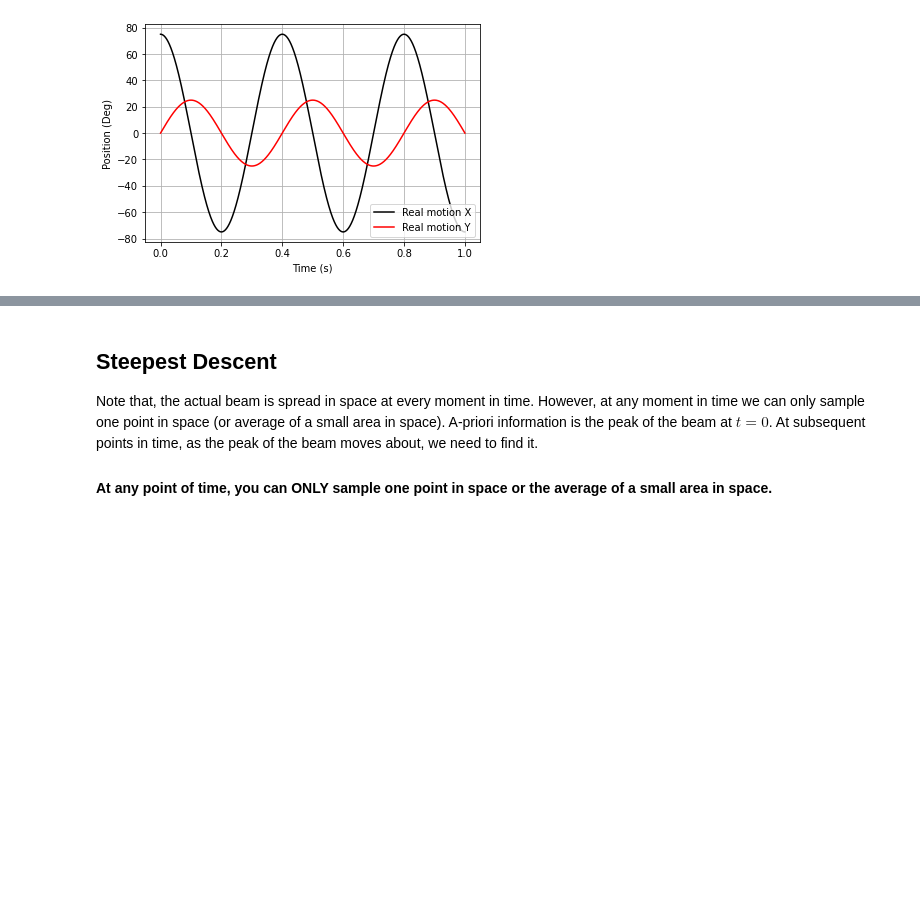
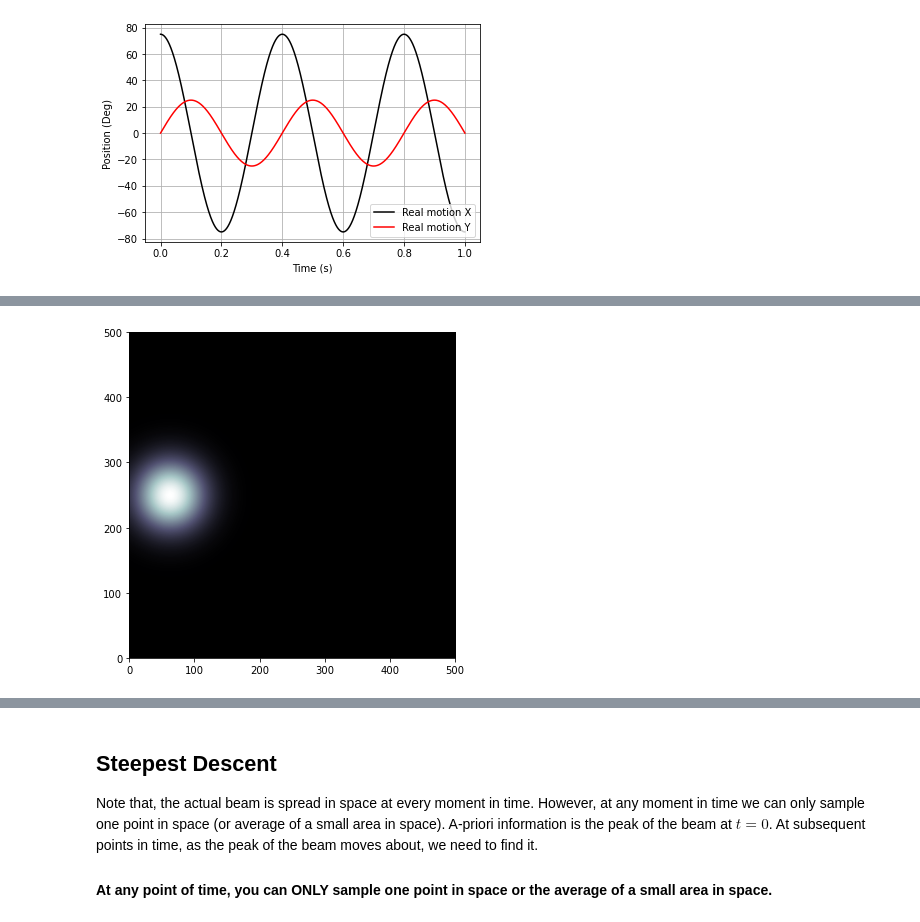
Before and after one commit to SPACE-HAUC/beamfollowing, a Jupyter notebook: steepest-descent-2d.ipynb, the cells around one changed output, grey strips where cells are left out. Drawn from its saved outputs; the diff is of its cells as text; code cells hidden in the pictures; blank space fills up the shorter version.

```diff
--- a/steepest-descent-2d.ipynb
+++ b/steepest-descent-2d.ipynb
@@ -53,0 +54,17 @@ plt.show()
+# %%
+# Animation of the beam
+from IPython.display import HTML
+from matplotlib import animation
+fskip = 1000
+fig = plt.figure(figsize = (10, 6))
+extent = [0, 5 * gridMax + 1, 0, 5 * gridMax + 1]
+im = plt.imshow(np.zeros((5 * gridMax + 1, 5 * gridMax + 1),dtype=float),vmin=0,vmax=1,animated=True,cmap='bone',extent=extent)
+
+def animate(i):
+    i *= fskip # every 1000th step (ms)
+    im.set_array(gauss2D(xyg, [xr[i], yr[i]], 15))
+    return im,
+
+anim = animation.FuncAnimation(fig, animate, frames = xr.shape[0] // fskip, interval = 17, blit = True)
+HTML(anim.to_html5_video()) # requires ffmpeg, install using `conda install ffmpeg`
+# %% [output]
@@ -54 +72,2 @@ plt.show()
+[figure, added]
 # %%
```
Also changed, not shown: parts of 8 cells of this notebook.
